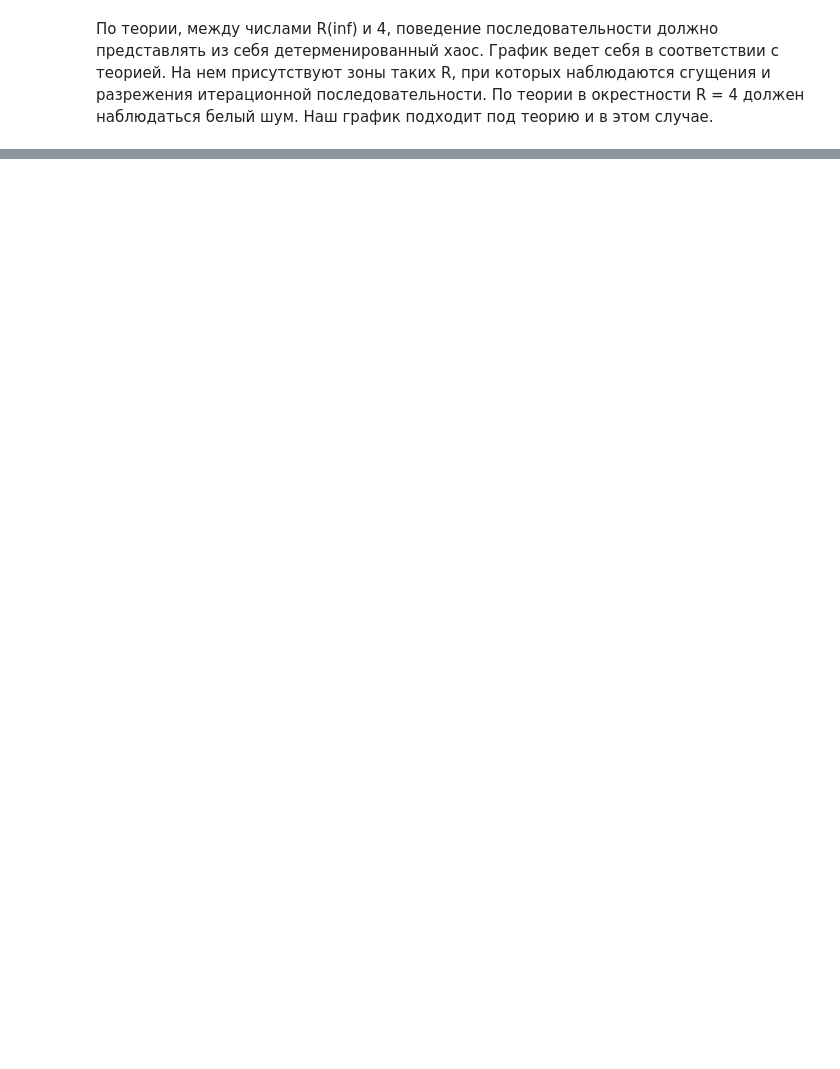
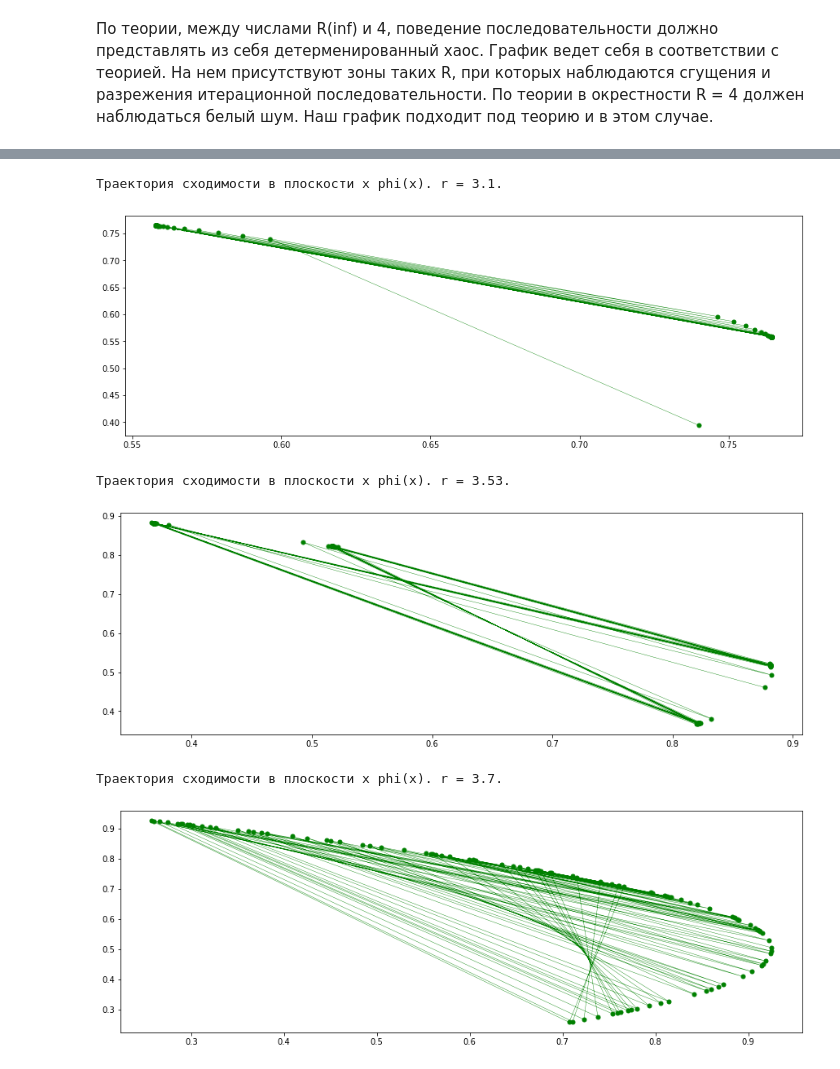
Before and after one commit to maxLundin/computational_methods, a Jupyter notebook: hw1/task2.ipynb, the cells around one changed output, grey strips where cells are left out. Drawn from its saved outputs; the diff is of its cells as text; code cells hidden in the pictures; blank space fills up the shorter version.

```diff
--- a/hw1/task2.ipynb
+++ b/hw1/task2.ipynb
@@ -199,0 +232,29 @@ show_chaos()
+# %%
+def show_iteration2(r, rang, eps):
+    xVals = []
+    yVals1 = []
+
+    (lBorder, rBorder) = get_window(r)
+    x = random.uniform(lBorder, rBorder)
+    for i in range(rang):
+        xVals.append(x)
+        x = phi(x, r)
+        yVals1.append(x)
+
+    plt.figure(figsize=(15,5))
+    plt.plot(yVals1, xVals, 'g.', ms=10, ls='-', lw = 0.4)
+    plt.show()
+# %%
+print("Траектория сходимости в плоскости x phi(x). r = 3.1.")
+show_iteration2(3.1, 200, 0.01)
+print("Траектория сходимости в плоскости x phi(x). r = 3.53.")
+show_iteration2(3.53,200, 0.01)
+print("Траектория сходимости в плоскости x phi(x). r = 3.7.")
+show_iteration2(3.7, 100, 0.01)
+# %% [output]
+Траектория сходимости в плоскости x phi(x). r = 3.1.
+[figure, added]
+Траектория сходимости в плоскости x phi(x). r = 3.53.
+[figure, added]
+Траектория сходимости в плоскости x phi(x). r = 3.7.
+[figure, added]
```
Also changed, not shown: parts of 9 cells of this notebook.
